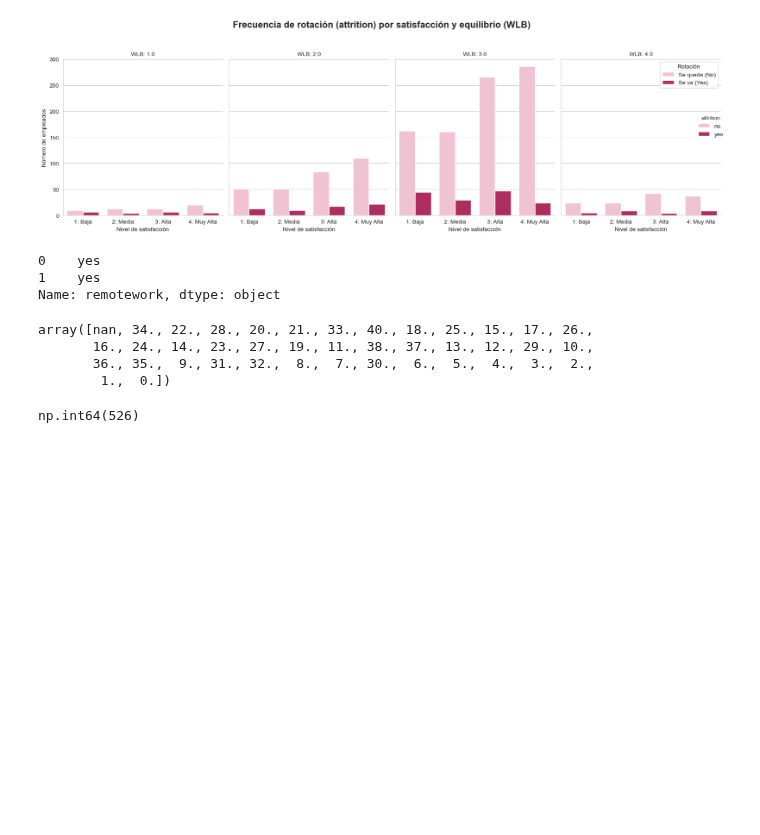
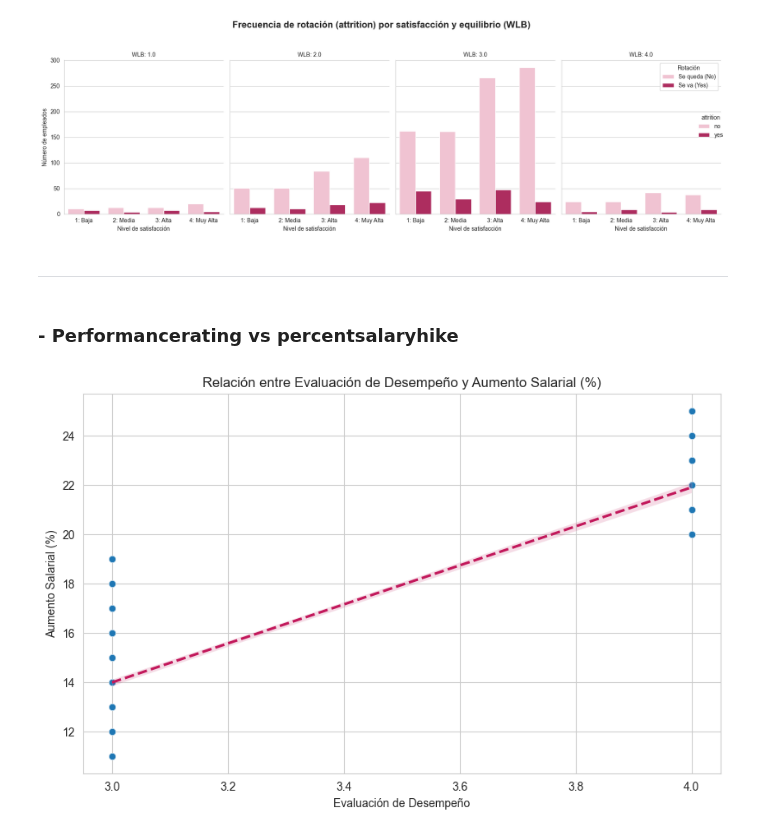
Before and after one commit to omniaunusest/VIZ-analytics-4-employee-data-talent-insights, a Jupyter notebook: visualizaciones.ipynb, the cells around one changed output. Drawn from its saved outputs; the diff is of its cells as text; code cells hidden in the pictures; blank space fills up the shorter version.

Commit message:
update visualizaciones

```diff
--- a/visualizaciones.ipynb
+++ b/visualizaciones.ipynb
@@ -491,20 +491,18 @@ plt.tight_layout()
 plt.show()
 # %% [output]
 [figure]
-# %%
-df['remotework'].head(2)
-# %% [output]
-0    yes
-1    yes
-Name: remotework, dtype: object
-# %%
-df['totalworkingyears'].unique()
-# %% [output]
-array([nan, 34., 22., 28., 20., 21., 33., 40., 18., 25., 15., 17., 26.,
-       16., 24., 14., 23., 27., 19., 11., 38., 37., 13., 12., 29., 10.,
-       36., 35.,  9., 31., 32.,  8.,  7., 30.,  6.,  5.,  4.,  3.,  2.,
-        1.,  0.])
-# %%
-df['totalworkingyears'].isna().sum()
-# %% [output]
-np.int64(526)
+# %% [markdown]
+____
+# %% [markdown]
+### - Performancerating vs percentsalaryhike
+# %%
+plt.figure(figsize=(10, 6))
+sns.scatterplot(data=df, x='performancerating', y='percentsalaryhike', alpha=0.6)
+sns.regplot(data=df, x='performancerating', y='percentsalaryhike', scatter=False, color='#C2185B', line_kws={'linestyle':'--'})
+plt.title('Relación entre Evaluación de Desempeño y Aumento Salarial (%)')
+plt.xlabel('Evaluación de Desempeño')
+plt.ylabel('Aumento Salarial (%)')
+plt.grid(True)
+plt.show()
+# %% [output]
+[figure, added]
```
Also changed, not shown: parts of 13 cells of this notebook.
